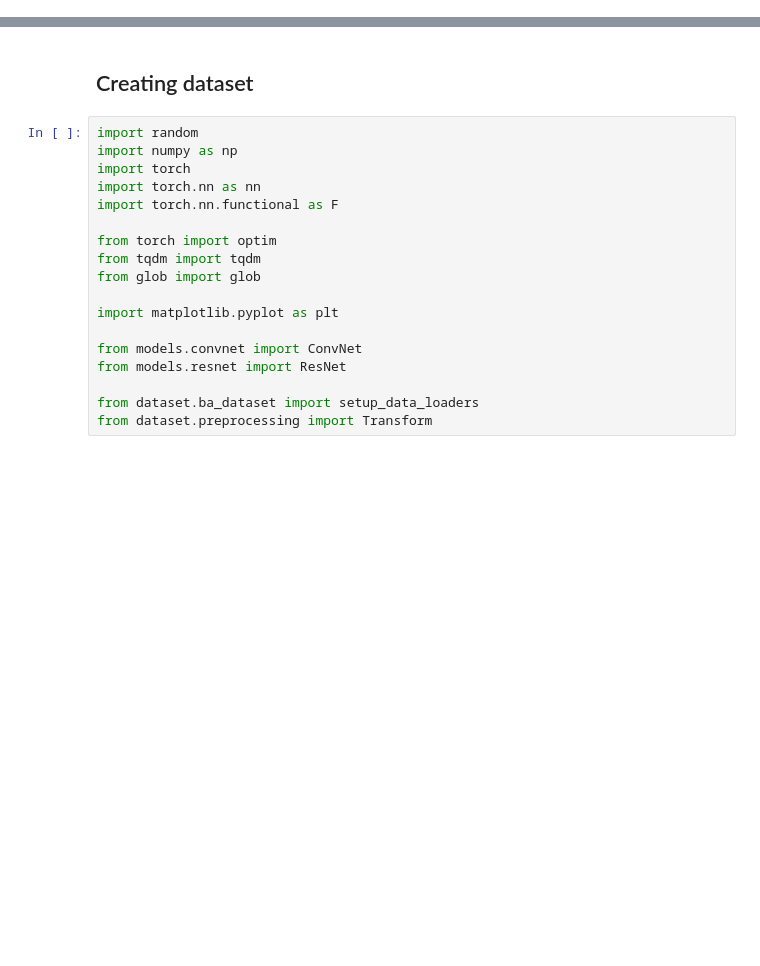
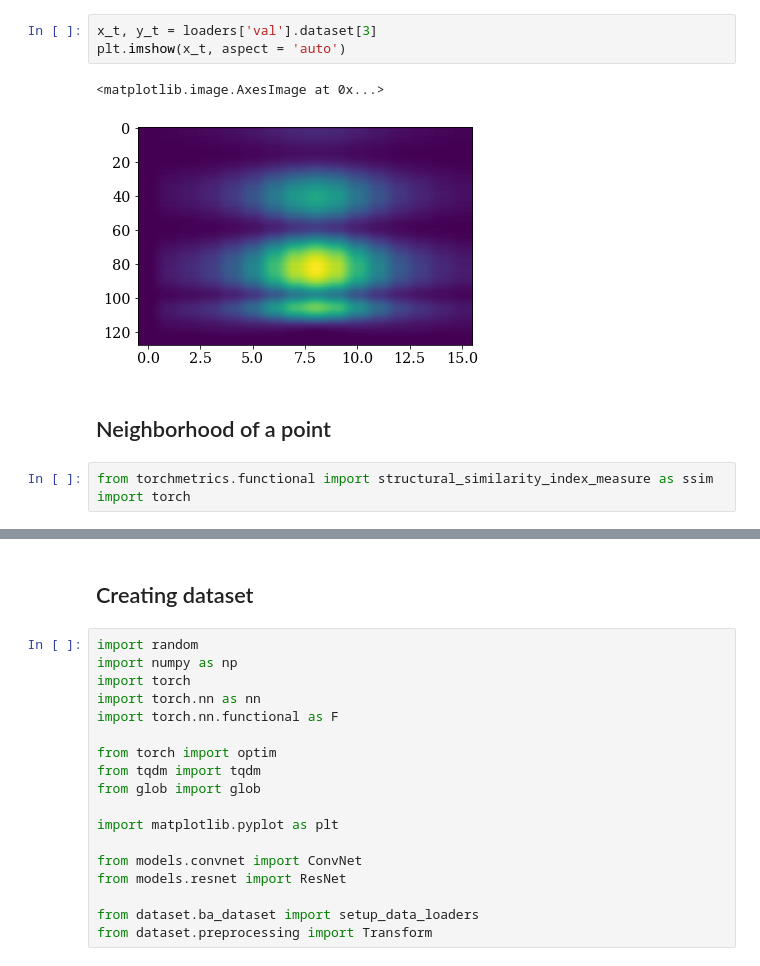
Before and after one commit to maxxxzdn/gisaxs-reconstruction, a Jupyter notebook: GISAXS_learning.ipynb, the cells around one changed output, grey strips where cells are left out. Drawn from its saved outputs; the diff is of its cells as text; blank space fills up the shorter version.

```diff
--- a/GISAXS_learning.ipynb
+++ b/GISAXS_learning.ipynb
@@ -0,0 +80,11 @@
+# %%
+x_t, y_t = loaders['val'].dataset[3]
+plt.imshow(x_t, aspect = 'auto')
+# %% [output]
+<matplotlib.image.AxesImage at 0x...>
+[figure, added]
+# %% [markdown]
+## Neighborhood of a point
+# %%
+from torchmetrics.functional import structural_similarity_index_measure as ssim
+import torch
```
Also changed, not shown: parts of 56 cells of this notebook, 16 other files.
